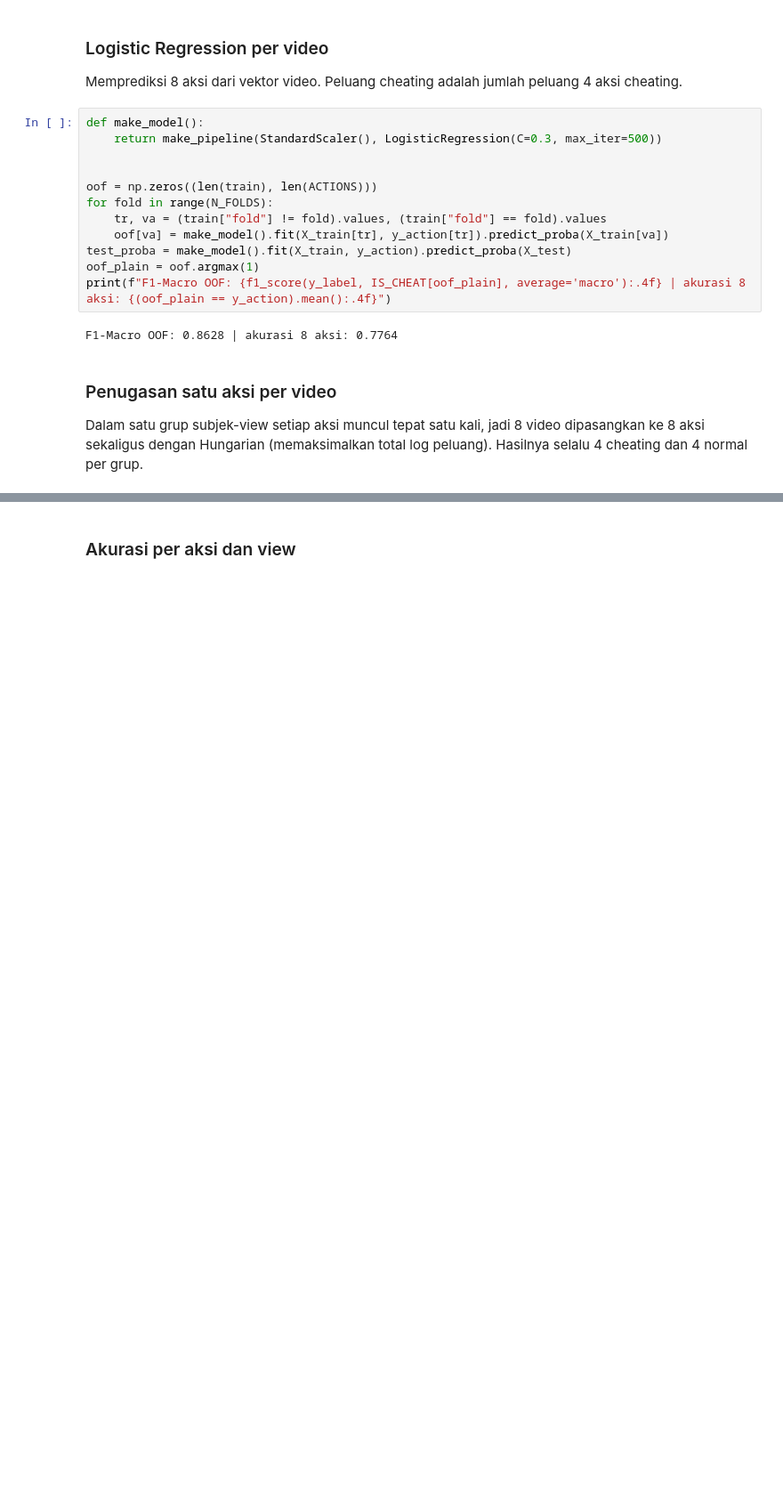
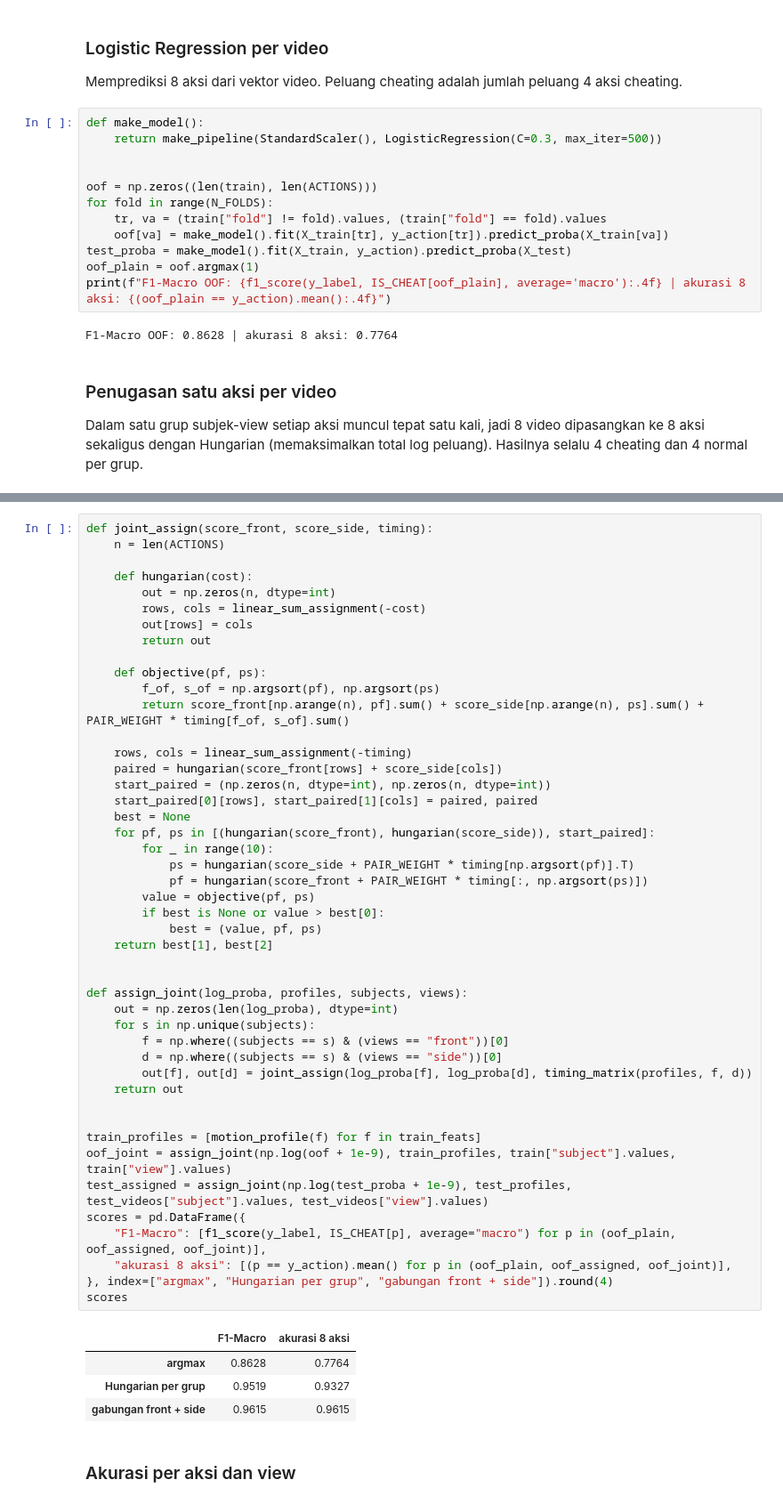
Before and after one commit to LeonArif/dataslayer, a Jupyter notebook: leon/main.ipynb, the cells around one changed output, grey strips where cells are left out. Shown at 89% size. Drawn from its saved outputs; the diff is of its cells as text; blank space fills up the shorter version.

```diff
--- a/leon/main.ipynb
+++ b/leon/main.ipynb
@@ -369,3 +391,54 @@ scores
+# %%
+def joint_assign(score_front, score_side, timing):
+    n = len(ACTIONS)
+
+    def hungarian(cost):
+        out = np.zeros(n, dtype=int)
+        rows, cols = linear_sum_assignment(-cost)
+        out[rows] = cols
+        return out
+
+    def objective(pf, ps):
+        f_of, s_of = np.argsort(pf), np.argsort(ps)
+        return score_front[np.arange(n), pf].sum() + score_side[np.arange(n), ps].sum() + PAIR_WEIGHT * timing[f_of, s_of].sum()
+
+    rows, cols = linear_sum_assignment(-timing)
+    paired = hungarian(score_front[rows] + score_side[cols])
+    start_paired = (np.zeros(n, dtype=int), np.zeros(n, dtype=int))
+    start_paired[0][rows], start_paired[1][cols] = paired, paired
+    best = None
+    for pf, ps in [(hungarian(score_front), hungarian(score_side)), start_paired]:
+        for _ in range(10):
+            ps = hungarian(score_side + PAIR_WEIGHT * timing[np.argsort(pf)].T)
+            pf = hungarian(score_front + PAIR_WEIGHT * timing[:, np.argsort(ps)])
+        value = objective(pf, ps)
+        if best is None or value > best[0]:
+            best = (value, pf, ps)
+    return best[1], best[2]
+
+
+def assign_joint(log_proba, profiles, subjects, views):
+    out = np.zeros(len(log_proba), dtype=int)
+    for s in np.unique(subjects):
+        f = np.where((subjects == s) & (views == "front"))[0]
+        d = np.where((subjects == s) & (views == "side"))[0]
+        out[f], out[d] = joint_assign(log_proba[f], log_proba[d], timing_matrix(profiles, f, d))
+    return out
+
+
+train_profiles = [motion_profile(f) for f in train_feats]
+oof_joint = assign_joint(np.log(oof + 1e-9), train_profiles, train["subject"].values, train["view"].values)
+test_assigned = assign_joint(np.log(test_proba + 1e-9), test_profiles, test_videos["subject"].values, test_videos["view"].values)
+scores = pd.DataFrame({
+    "F1-Macro": [f1_score(y_label, IS_CHEAT[p], average="macro") for p in (oof_plain, oof_assigned, oof_joint)],
+    "akurasi 8 aksi": [(p == y_action).mean() for p in (oof_plain, oof_assigned, oof_joint)],
+}, index=["argmax", "Hungarian per grup", "gabungan front + side"]).round(4)
+scores
+# %% [output]
+|  | F1-Macro | akurasi 8 aksi |
+| argmax | 0.8628 | 0.7764 |
+| Hungarian per grup | 0.9519 | 0.9327 |
+| gabungan front + side | 0.9615 | 0.9615 |
 # %% [markdown]
 ### Akurasi per aksi dan view
 # %%
```
Also changed, not shown: parts of 8 cells of this notebook, 6 other files.
